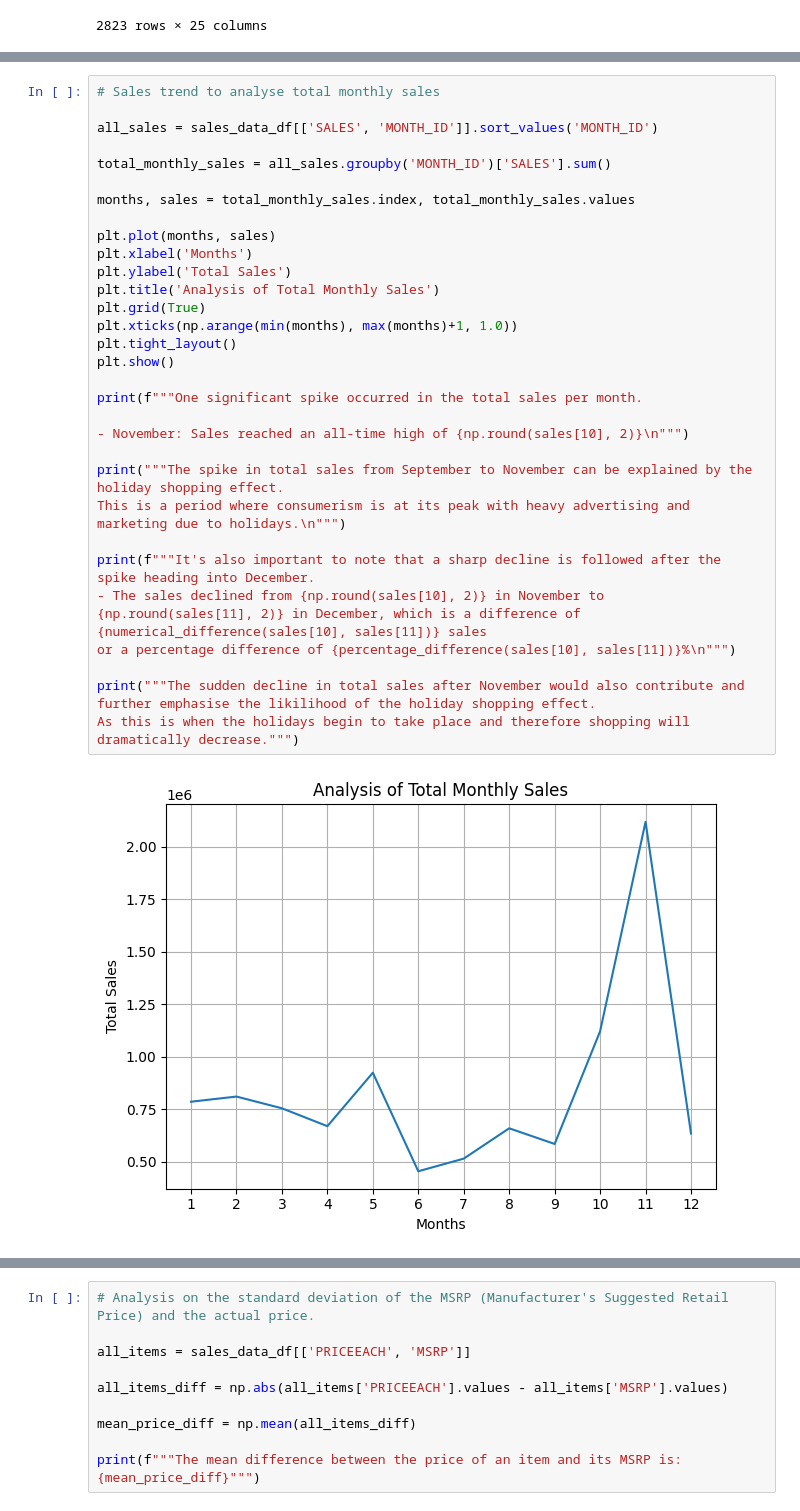
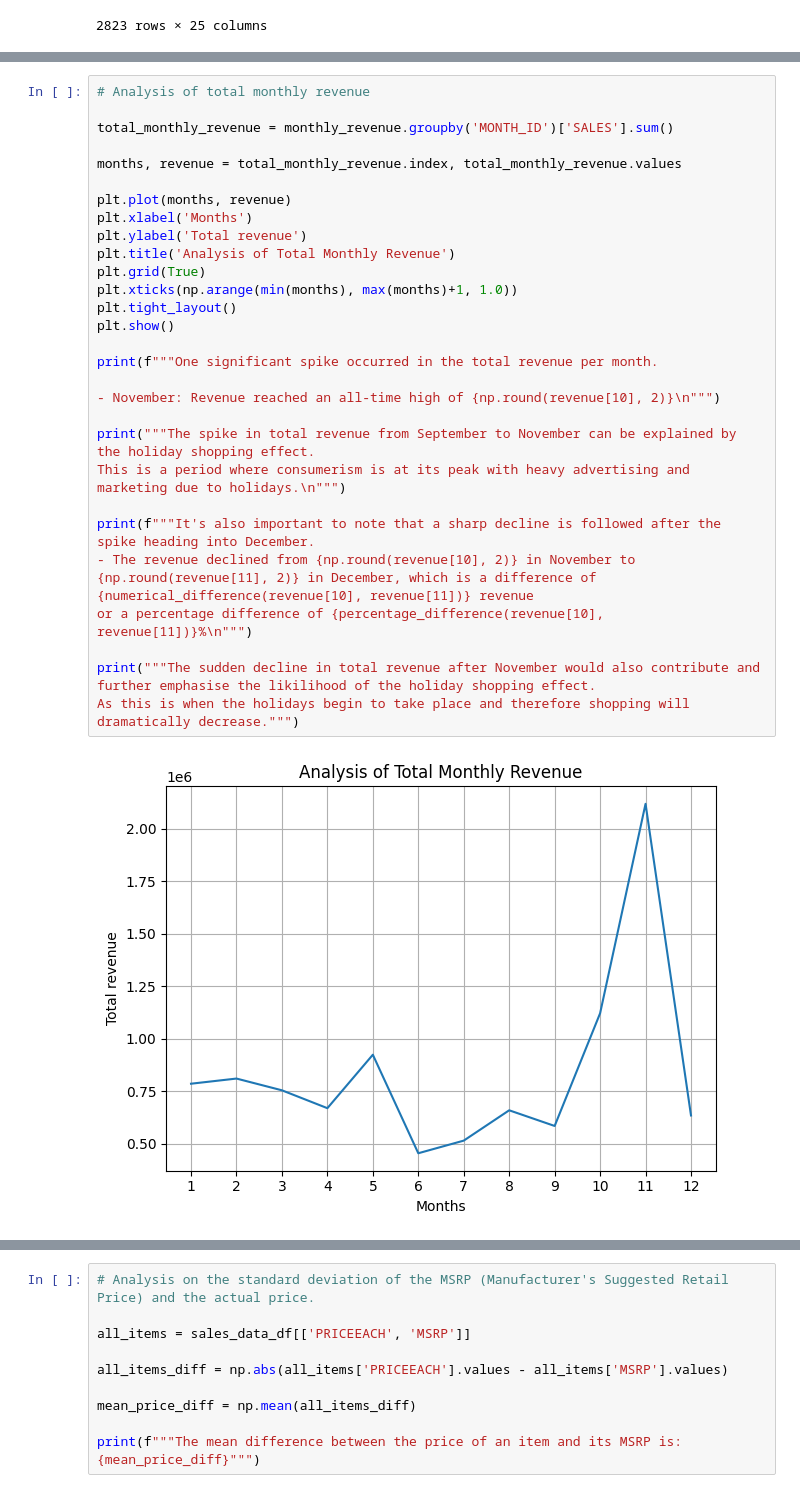
Before and after one commit to ydusf/sales-data-analysis, a Jupyter notebook: analysis/main.ipynb, the cells around one changed output, grey strips where cells are left out. Drawn from its saved outputs; the diff is of its cells as text.

```diff
--- a/analysis/main.ipynb
+++ b/analysis/main.ipynb
@@ -125,35 +125,33 @@ or a percentage difference of 6.36%
 
 The spikes can be explained by...
 # %%
-# Sales trend to analyse total monthly sales
+# Analysis of total monthly revenue
 
-all_sales = sales_data_df[['SALES', 'MONTH_ID']].sort_values('MONTH_ID')
+total_monthly_revenue = monthly_revenue.groupby('MONTH_ID')['SALES'].sum()
 
-total_monthly_sales = all_sales.groupby('MONTH_ID')['SALES'].sum()
+months, revenue = total_monthly_revenue.index, total_monthly_revenue.values
 
-months, sales = total_monthly_sales.index, total_monthly_sales.values
-
-plt.plot(months, sales)
+plt.plot(months, revenue)
 plt.xlabel('Months')
-plt.ylabel('Total Sales')
-plt.title('Analysis of Total Monthly Sales')
+plt.ylabel('Total revenue')
+plt.title('Analysis of Total Monthly Revenue')
 plt.grid(True)
 plt.xticks(np.arange(min(months), max(months)+1, 1.0))
 plt.tight_layout()
 plt.show()
 
-print(f"""One significant spike occurred in the total sales per month.
+print(f"""One significant spike occurred in the total revenue per month.
 
-- November: Sales reached an all-time high of {np.round(sales[10], 2)}\n""")
+- November: Revenue reached an all-time high of {np.round(revenue[10], 2)}\n""")
 
-print("""The spike in total sales from September to November can be explained by the holiday shopping effect.
+print("""The spike in total revenue from September to November can be explained by the holiday shopping effect.
 This is a period where consumerism is at its peak with heavy advertising and marketing due to holidays.\n""")
 
 print(f"""It's also important to note that a sharp decline is followed after the spike heading into December.
-- The sales declined from {np.round(sales[10], 2)} in November to {np.round(sales[11], 2)} in December, which is a difference of {numerical_difference(sales[10], sales[11])} sales
-or a percentage difference of {percentage_difference(sales[10], sales[11])}%\n""")
+- The revenue declined from {np.round(revenue[10], 2)} in November to {np.round(revenue[11], 2)} in December, which is a difference of {numerical_difference(revenue[10], revenue[11])} revenue
+or a percentage difference of {percentage_difference(revenue[10], revenue[11])}%\n""")
 
-print("""The sudden decline in total sales after November would also contribute and further emphasise the likilihood of the holiday shopping effect.
+print("""The sudden decline in total revenue after November would also contribute and further emphasise the likilihood of the holiday shopping effect.
 As this is when the holidays begin to take place and therefore shopping will dramatically decrease.""")
 # %% [output]
-[figure, old version]
+[figure, new version]
```
Also changed, not shown: parts of 8 cells of this notebook.
